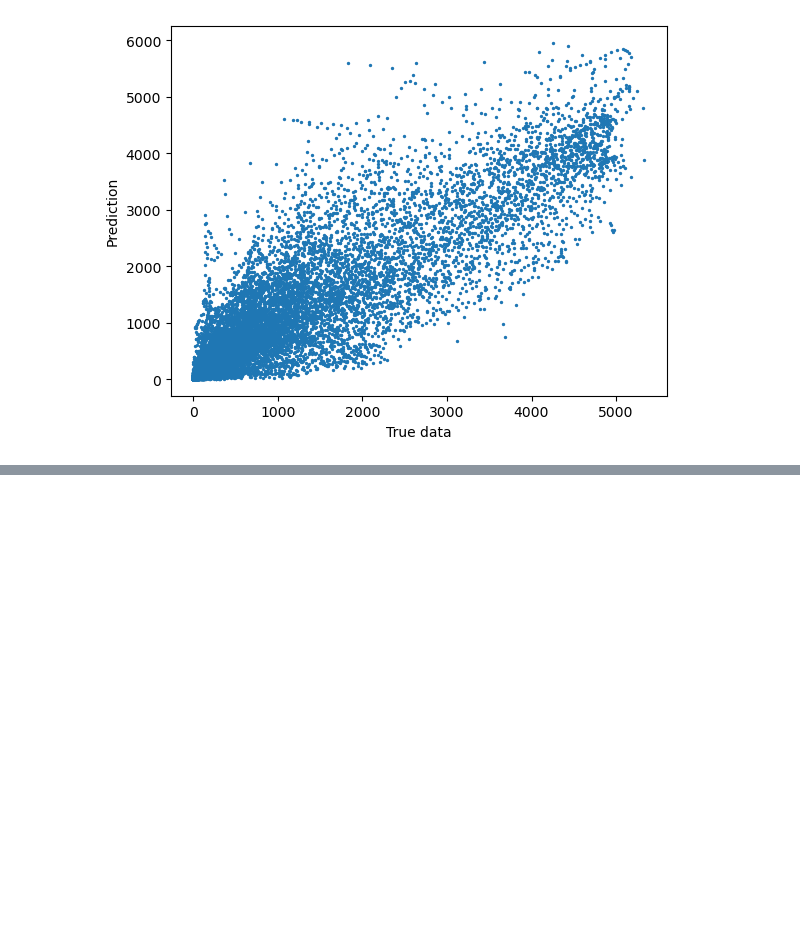
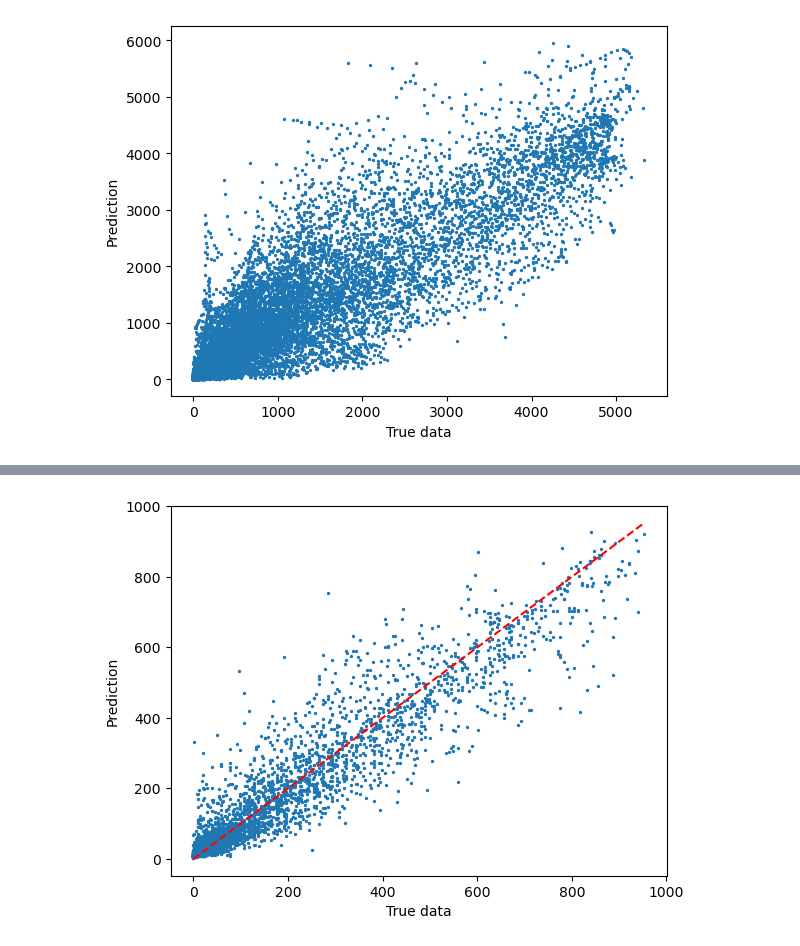
Before and after one commit to hugokerino/Energy-forecasting-NTNU, a Jupyter notebook: data/Hugo/notebook_hugo.ipynb, the cells around one changed output, grey strips where cells are left out. Cells and saved outputs as stored; diff of their text form; code cells hidden in the pictures; blank space fills up the shorter version.

```diff
--- a/data/Hugo/notebook_hugo.ipynb
+++ b/data/Hugo/notebook_hugo.ipynb
@@ -2503,0 +2786,12 @@ plt.show()
+# %%
+#Remove lagged features
+X_test_wo_lagged = remove_lagged_features(X_Test)
+
+#Add normalized prediction to X_test
+scaler = StandardScaler()
+prediction_noramlized = scaler.fit_transform(prediction_LSTM_CNN)
+prediction_pd = pd.DataFrame(data=prediction_noramlized, columns=['prediction'])
+
+#X_Test + Prediction become X_Train
+X_Train_second = pd.concat((X_test_wo_lagged.reset_index(drop=True), prediction_pd), axis=1)
+Y_Train_second = Y_Test
@@ -2503,0 +2814,12 @@ plt.show()
+# %%
+#Split Train, Validation, Test
+X_Train,X_Test, Y_Train, Y_Test = train_test_split(X_Train_second, Y_Train_second,
+                                                    test_size=0.2,
+                                                    shuffle=True
+                                                    )
+X_Train, X_Val, Y_Train, Y_Val = train_test_split(X_Train, Y_Train,
+                                                    test_size=0.2,
+                                                    shuffle=True
+                                                    )
+
+print("Nbr of samples for training = ", X_Train.shape[0])
@@ -2503,0 +2889,16 @@ plt.show()
+# %%
+#Predict
+prediction_NN_stack = model_NN_stack.predict(X_Test)
+prediction_NN_stack[prediction_NN_stack<0] = 0
+
+#Evaluate
+mae = mean_absolute_error(Y_Test, prediction_NN_stack)
+print("mae = ",mae)
+
+X = np.linspace(0,max(Y_Test.max(), np.max(prediction_NN_stack)))
+plt.scatter(Y_Test, prediction_NN_stack, s=2)
+plt.plot(X,X, '--',c='r')
+plt.xlabel("True data")
+plt.ylabel("Prediction")
+plt.show()
+# %% [output]
@@ -2503,0 +2907 @@ plt.show()
+[figure, added]
```
Also changed, not shown: parts of 34 cells of this notebook.
